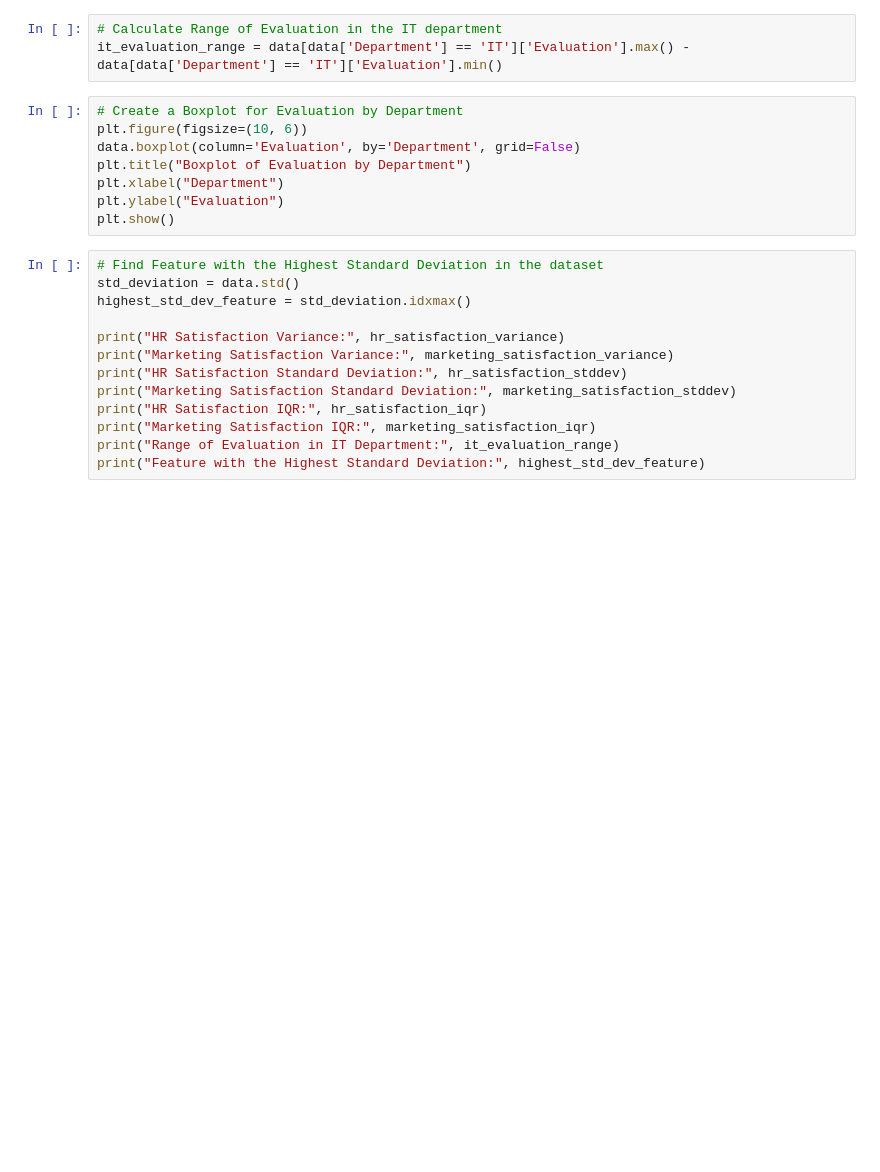
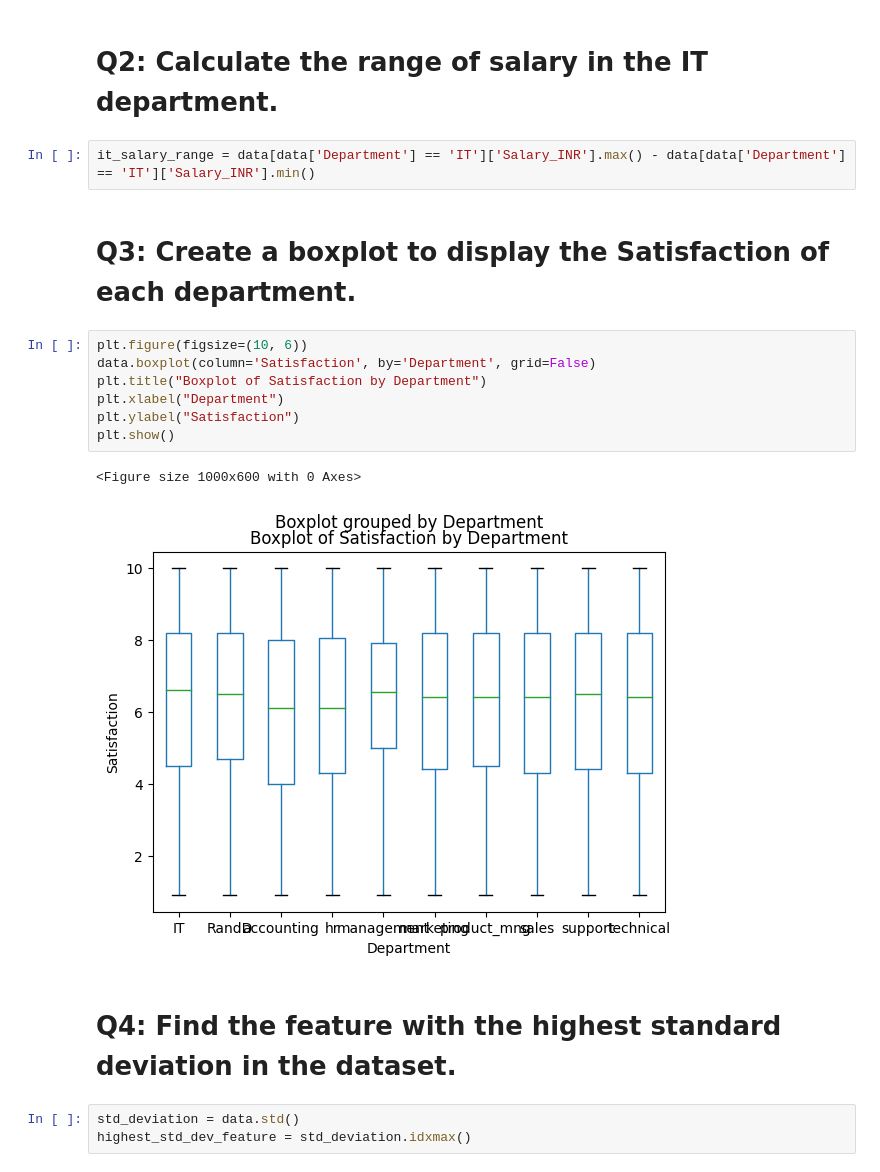
Before and after one commit to lohitkolluri/Employee-Detail-Analysis, a Jupyter notebook: Playing_with_Employee_Details.ipynb, the cells around one changed output. Saved outputs shown, nothing was run; the diff lists cells and outputs as text; blank space fills up the shorter version.

Commit message:
added Proper Print options and fixed minor issues.

```diff
--- a/Playing_with_Employee_Details.ipynb
+++ b/Playing_with_Employee_Details.ipynb
@@ -21,24 +27,21 @@ marketing_satisfaction_iqr = data[data['Department'] == 'Marketing']['Satisfacti
+# %% [markdown]
+# Q2: Calculate the range of salary in the IT department.
 # %%
-# Calculate Range of Evaluation in the IT department
-it_evaluation_range = data[data['Department'] == 'IT']['Evaluation'].max() - data[data['Department'] == 'IT']['Evaluation'].min()
+it_salary_range = data[data['Department'] == 'IT']['Salary_INR'].max() - data[data['Department'] == 'IT']['Salary_INR'].min()
+# %% [markdown]
+# Q3: Create a boxplot to display the Satisfaction of each department.
 # %%
-# Create a Boxplot for Evaluation by Department
 plt.figure(figsize=(10, 6))
-data.boxplot(column='Evaluation', by='Department', grid=False)
-plt.title("Boxplot of Evaluation by Department")
+data.boxplot(column='Satisfaction', by='Department', grid=False)
+plt.title("Boxplot of Satisfaction by Department")
 plt.xlabel("Department")
-plt.ylabel("Evaluation")
+plt.ylabel("Satisfaction")
 plt.show()
+# %% [output]
+<Figure size 1000x600 with 0 Axes>
+[figure, added]
-# %%
-# Find Feature with the Highest Standard Deviation in the dataset
-std_deviation = data.std()
-highest_std_dev_feature = std_deviation.idxmax()
-
-print("HR Satisfaction Variance:", hr_satisfaction_variance)
-print("Marketing Satisfaction Variance:", marketing_satisfaction_variance)
-print("HR Satisfaction Standard Deviation:", hr_satisfaction_stddev)
-print("Marketing Satisfaction Standard Deviation:", marketing_satisfaction_stddev)
-print("HR Satisfaction IQR:", hr_satisfaction_iqr)
-print("Marketing Satisfaction IQR:", marketing_satisfaction_iqr)
-print("Range of Evaluation in IT Department:", it_evaluation_range)
-print("Feature with the Highest Standard Deviation:", highest_std_dev_feature)
+# %% [markdown]
+# Q4: Find the feature with the highest standard deviation in the dataset.
+# %%
+std_deviation = data.std()
+highest_std_dev_feature = std_deviation.idxmax()
```
Also changed, not shown: parts of 9 cells of this notebook.
